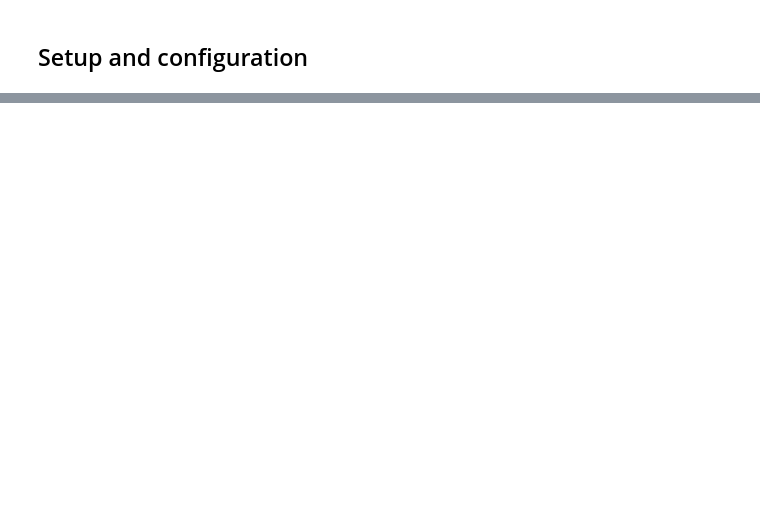
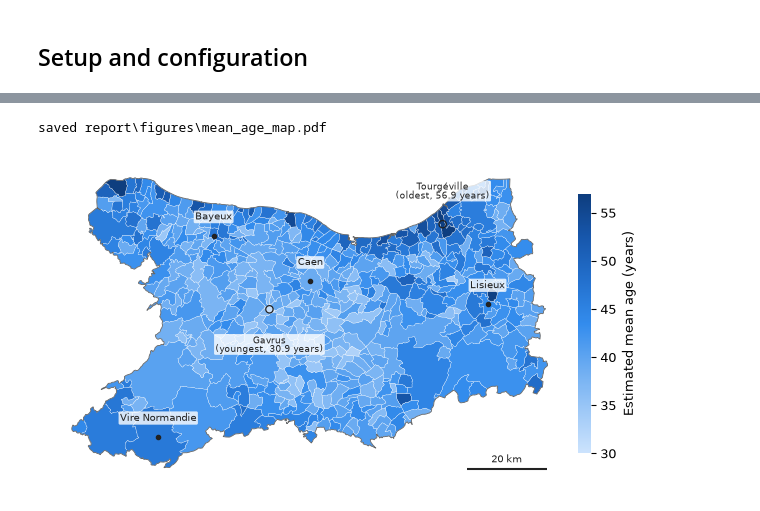
Before and after one commit to ek-popkova/uge-large-scale-models, a Jupyter notebook: notebooks/ex12_territorial_analysis_I.ipynb, the cells around one changed output, grey strips where cells are left out. Cells and saved outputs as stored; diff of their text form; code cells hidden in the pictures; blank space fills up the shorter version.

```diff
--- a/notebooks/ex12_territorial_analysis_I.ipynb
+++ b/notebooks/ex12_territorial_analysis_I.ipynb
@@ -103,0 +489,14 @@ TODO: note every problem and how it was solved (partial points are given for doc
+# %%
+show = ["municipality_id", "name", "P19_POP", "mean_age_est"]
+large = df_population["P19_POP"] >= MIN_POPULATION
+ranked_all = df_population.sort_values("mean_age_est")
+ranked_large = df_population[large].sort_values("mean_age_est")
+
+print(f"municipalities with >= {MIN_POPULATION} inhabitants: {large.sum()} of {len(df_population)} "
+      f"({df_population.loc[large, 'P19_POP'].sum() / population_agg:.1%} of the population)")
+print("estimated mean age over municipalities: min", df_population["mean_age_est"].min(),
+      "| median", df_population["mean_age_est"].median(), "| max", df_population["mean_age_est"].max())
+print("\n(a) all municipalities: 5 youngest and 5 oldest")
+display(pd.concat([ranked_all.head(5), ranked_all.tail(5)])[show])
+print(f"(b) municipalities with >= {MIN_POPULATION} inhabitants: 5 youngest and 5 oldest")
+display(pd.concat([ranked_large.head(5), ranked_large.tail(5)])[show])
@@ -103,0 +531,42 @@ TODO: note every problem and how it was solved (partial points are given for doc
+# %%
+df_map = df_municipalities.merge(df_population[["municipality_id", "P19_POP", "mean_age_est"]],
+                                 on="municipality_id", validate="1:1")
+assert df_map["mean_age_est"].notna().all()
+
+df_towns = df_map.set_index("municipality_id").loc[list(TOWNS)].copy()
+df_towns["geometry"] = df_towns.geometry.representative_point()
+extremes = {ranked_large.iloc[0]["municipality_id"]: "youngest", ranked_large.iloc[-1]["municipality_id"]: "oldest"}
+df_extremes = df_map.set_index("municipality_id").loc[list(extremes)].copy()
+df_extremes["geometry"] = df_extremes.geometry.representative_point()
+
+fig, ax = plt.subplots(figsize=(6.5, 4.6))
+vmin, vmax = np.floor(df_map["mean_age_est"].min()), np.ceil(df_map["mean_age_est"].max())
+df_map.plot(ax=ax, column="mean_age_est", cmap=SEQUENTIAL, vmin=vmin, vmax=vmax, edgecolor="white", linewidth=0.2)
+df_map.dissolve().boundary.plot(ax=ax, color=TEXT_2, linewidth=0.6)
+
+df_towns.plot(ax=ax, color=TEXT, markersize=9, zorder=3)
+for mid, row in df_towns.iterrows():
+    ax.text(row.geometry.x, row.geometry.y + 4000, row["name"], fontsize=7, color=TEXT, ha="center",
+            bbox=dict(boxstyle="round,pad=0.15", fc="white", ec="none", alpha=0.8), zorder=4)
+df_extremes.plot(ax=ax, facecolor="none", edgecolor=TEXT, marker="o", markersize=28, linewidth=0.9, zorder=3)
+EXTREME_OFFSETS = {"youngest": (0, -6500, "top"), "oldest": (0, 6000, "bottom")}   # label offsets (m), by eye
+for mid, row in df_extremes.iterrows():
+    kind = extremes[mid]
+    dx, dy, va = EXTREME_OFFSETS[kind]
+    ax.text(row.geometry.x + dx, row.geometry.y + dy, f"{row['name']}\n({kind}, {row['mean_age_est']:.1f} years)",
+            fontsize=6.5, color=TEXT, ha="center", va=va, linespacing=1.0,
+            bbox=dict(boxstyle="round,pad=0.15", fc="white", ec="none", alpha=0.8), zorder=4)
+
+style_map_axes(ax)
+scale_bar(ax, 20_000, "20 km", x_frac=0.80, y_frac=0.04)
+sm = mpl.cm.ScalarMappable(cmap=SEQUENTIAL, norm=mpl.colors.Normalize(vmin=vmin, vmax=vmax))
+cbar = fig.colorbar(sm, ax=ax, shrink=0.6, pad=0.01)
+cbar.set_label("Estimated mean age (years)")
+cbar.outline.set_visible(False)
+fig.tight_layout()
+path = save_figure(fig, "mean_age_map", preview_png=True)
+print("saved", path.relative_to(ROOT))
+plt.show()
+# %% [output]
+saved report\figures\mean_age_map.pdf
+[figure, added]
```
Also changed, not shown: parts of 34 cells of this notebook, 9 other files.
